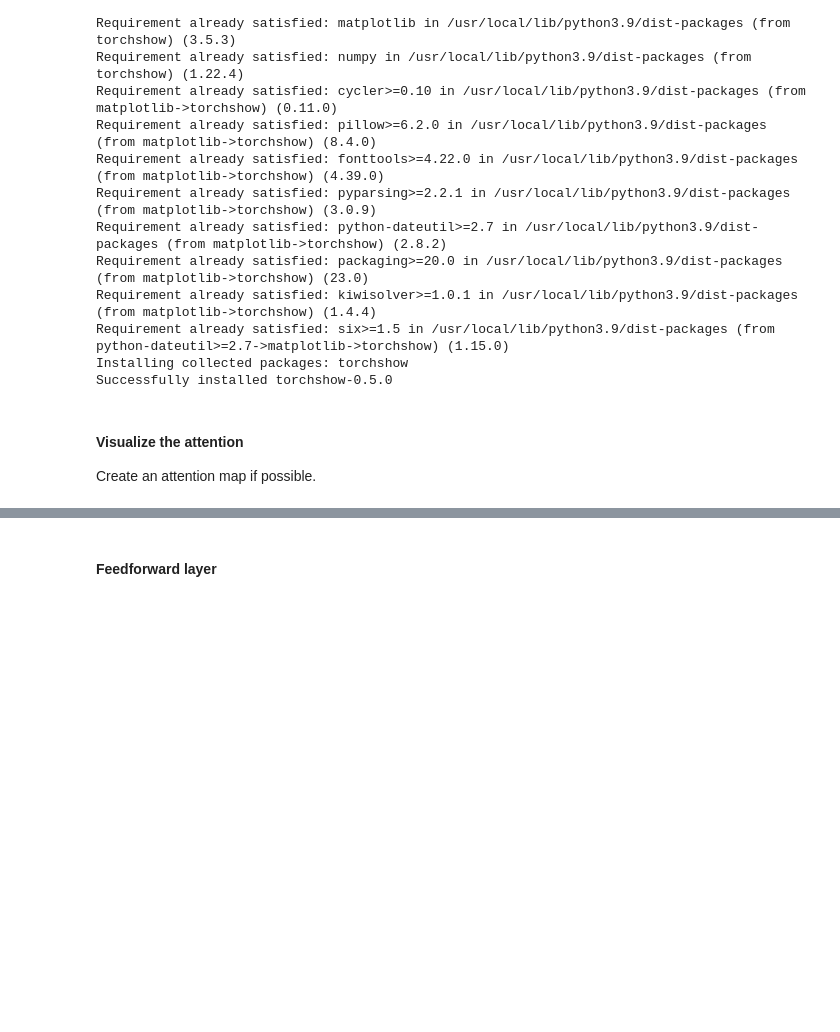
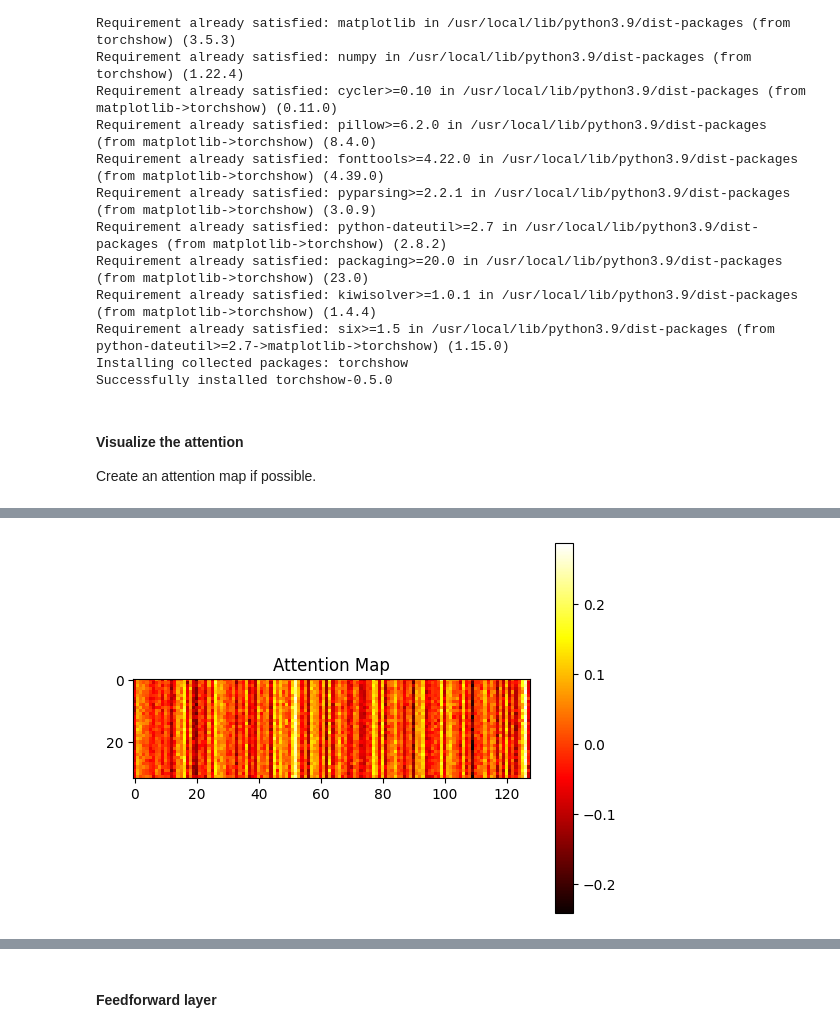
Before and after one commit to soumyadip1995/BabyGPT, a Jupyter notebook: Notebook/GPT_from_scratch.ipynb, the cells around one changed output, grey strips where cells are left out. Drawn from its saved outputs; the diff is of its cells as text; code cells hidden in the pictures; blank space fills up the shorter version.

Commit message:
A preliminary attention map has been added to toygpt.

```diff
--- a/Notebook/GPT_from_scratch.ipynb
+++ b/Notebook/GPT_from_scratch.ipynb
@@ -449,19 +449,3 @@ Successfully installed torchshow-0.5.0
 #### Visualize the attention
 
 Create an attention map if possible.
-# %%
-import matplotlib.pyplot as plt
-%matplotlib inline
-import numpy as np
-
-model = MultiHeadAttention(128, 8)
-# model
-
-attention_outputs = model(input_embeds)
-
-z = torch.randn(attention_outputs.shape)
-# z
-plt.imshow(z[0, :, :])
-
-# vis = torch.rand(m.shape).permute(0, 2, 1)[:, :, -1]
-# plt.imshow(vis)
@@ -490,3 +452,20 @@ ts.show(attention_outputs[0, :, :])
+# %%
+import torch
+import matplotlib.pyplot as plt
+
+attention_weights = attention_outputs[[-1, 0, 0]].detach().numpy()
+# attention_weights
+
+fig, ax = plt.subplots()
+im = ax.imshow(attention_weights[1, :, :], cmap='hot')
+cbar = ax.figure.colorbar(im, ax=ax)
+
+
+ax.set_title("Attention Map")
+
+plt.show()
+# %% [output]
+[figure, added]
 # %%
 x
 # %% [output]
```
Also changed, not shown: parts of 9 cells of this notebook.
